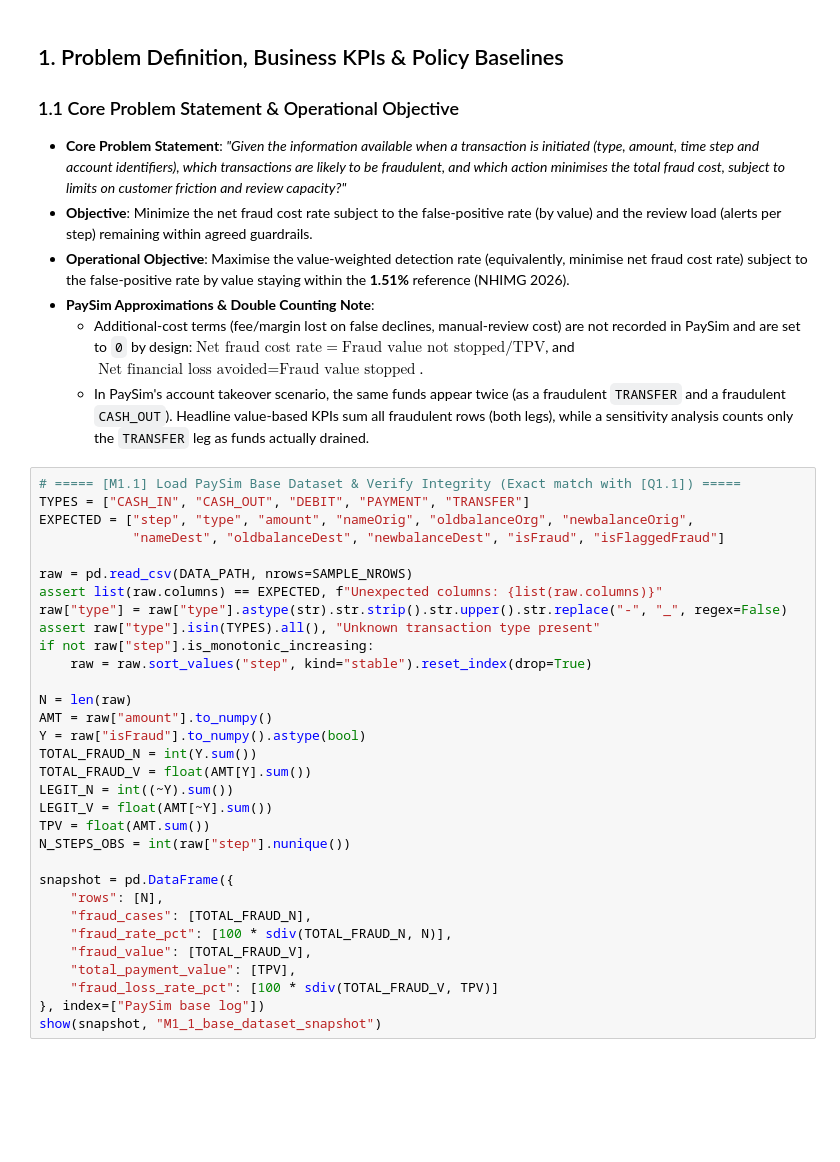
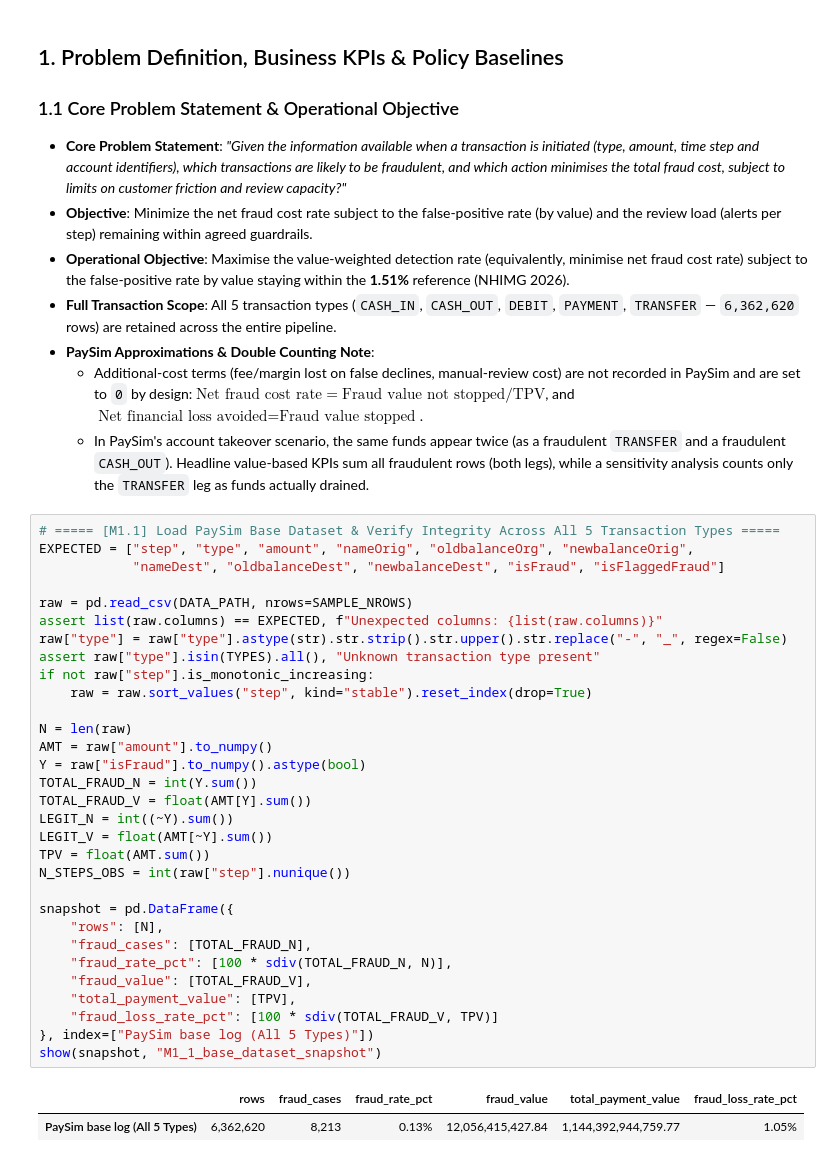
Before and after one commit to KietLe2504/Intro_to_BA, a Jupyter notebook: Module_1_Data_Generation.ipynb, the cells around one changed output. Drawn from its saved outputs; the diff is of its cells as text; blank space fills up the shorter version.

```diff
--- a/Module_1_Data_Generation.ipynb
+++ b/Module_1_Data_Generation.ipynb
@@ -71,39 +72,42 @@ def show(df, name, decimals=2, pct=None, transpose=False, index=True):
 * **Core Problem Statement**: *"Given the information available when a transaction is initiated (type, amount, time step and account identifiers), which transactions are likely to be fraudulent, and which action minimises the total fraud cost, subject to limits on customer friction and review capacity?"*
 * **Objective**: Minimize the net fraud cost rate subject to the false-positive rate (by value) and the review load (alerts per step) remaining within agreed guardrails.
 * **Operational Objective**: Maximise the value-weighted detection rate (equivalently, minimise net fraud cost rate) subject to the false-positive rate by value staying within the **1.51%** reference (NHIMG 2026).
+* **Full Transaction Scope**: All 5 transaction types (`CASH_IN`, `CASH_OUT`, `DEBIT`, `PAYMENT`, `TRANSFER` — `6,362,620` rows) are retained across the entire pipeline.
 * **PaySim Approximations & Double Counting Note**:
   * Additional-cost terms (fee/margin lost on false declines, manual-review cost) are not recorded in PaySim and are set to `0` by design: $\text{Net fraud cost rate} = \text{Fraud value not stopped} / \text{TPV}$, and $\text{Net financial loss avoided} = \text{Fraud value stopped}$.
   * In PaySim's account takeover scenario, the same funds appear twice (as a fraudulent `TRANSFER` and a fraudulent `CASH_OUT`). Headline value-based KPIs sum all fraudulent rows (both legs), while a sensitivity analysis counts only the `TRANSFER` leg as funds actually drained.
 # %%
-# ===== [M1.1] Load PaySim Base Dataset & Verify Integrity (Exact match with [Q1.1]) =====
-TYPES = ["CASH_IN", "CASH_OUT", "DEBIT", "PAYMENT", "TRANSFER"]
+# ===== [M1.1] Load PaySim Base Dataset & Verify Integrity Across All 5 Transaction Types =====
 EXPECTED = ["step", "type", "amount", "nameOrig", "oldbalanceOrg", "newbalanceOrig",
             "nameDest", "oldbalanceDest", "newbalanceDest", "isFraud", "isFlaggedFraud"]
 
 raw = pd.read_csv(DATA_PATH, nrows=SAMPLE_NROWS)
 assert list(raw.columns) == EXPECTED, f"Unexpected columns: {list(raw.columns)}"
 raw["type"] = raw["type"].astype(str).str.strip().str.upper().str.replace("-", "_", regex=False)
 assert raw["type"].isin(TYPES).all(), "Unknown transaction type present"
 if not raw["step"].is_monotonic_increasing:
     raw = raw.sort_values("step", kind="stable").reset_index(drop=True)
 
 N = len(raw)
 AMT = raw["amount"].to_numpy()
 Y = raw["isFraud"].to_numpy().astype(bool)
 TOTAL_FRAUD_N = int(Y.sum())
 TOTAL_FRAUD_V = float(AMT[Y].sum())
 LEGIT_N = int((~Y).sum())
 LEGIT_V = float(AMT[~Y].sum())
 TPV = float(AMT.sum())
 N_STEPS_OBS = int(raw["step"].nunique())
 
 snapshot = pd.DataFrame({
     "rows": [N],
     "fraud_cases": [TOTAL_FRAUD_N],
     "fraud_rate_pct": [100 * sdiv(TOTAL_FRAUD_N, N)],
     "fraud_value": [TOTAL_FRAUD_V],
     "total_payment_value": [TPV],
     "fraud_loss_rate_pct": [100 * sdiv(TOTAL_FRAUD_V, TPV)]
-}, index=["PaySim base log"])
+}, index=["PaySim base log (All 5 Types)"])
 show(snapshot, "M1_1_base_dataset_snapshot")
+# %% [output]
+|  | rows | fraud_cases | fraud_rate_pct | fraud_value | total_payment_value | fraud_loss_rate_pct |
+| PaySim base log (All 5 Types) | 6,362,620 | 8,213 | 0.13% | 12,056,415,427.84 | 1,144,392,944,759.77 | 1.05% |
 # %%
```
Also changed, not shown: parts of 8 cells of this notebook, 2 other files.
